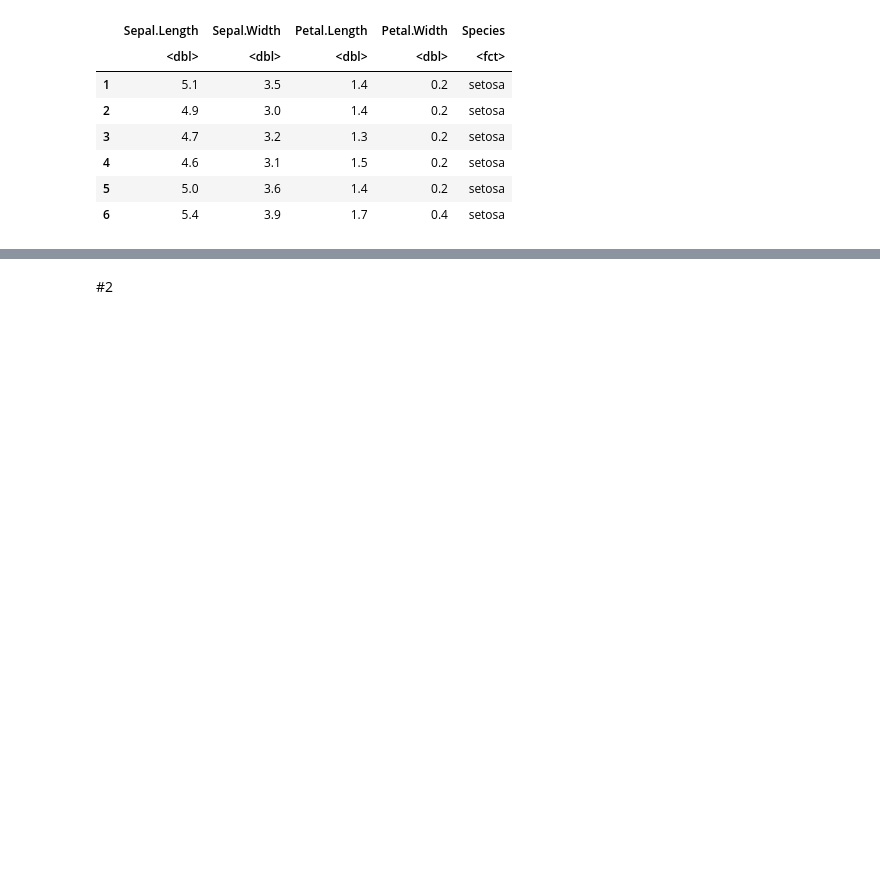
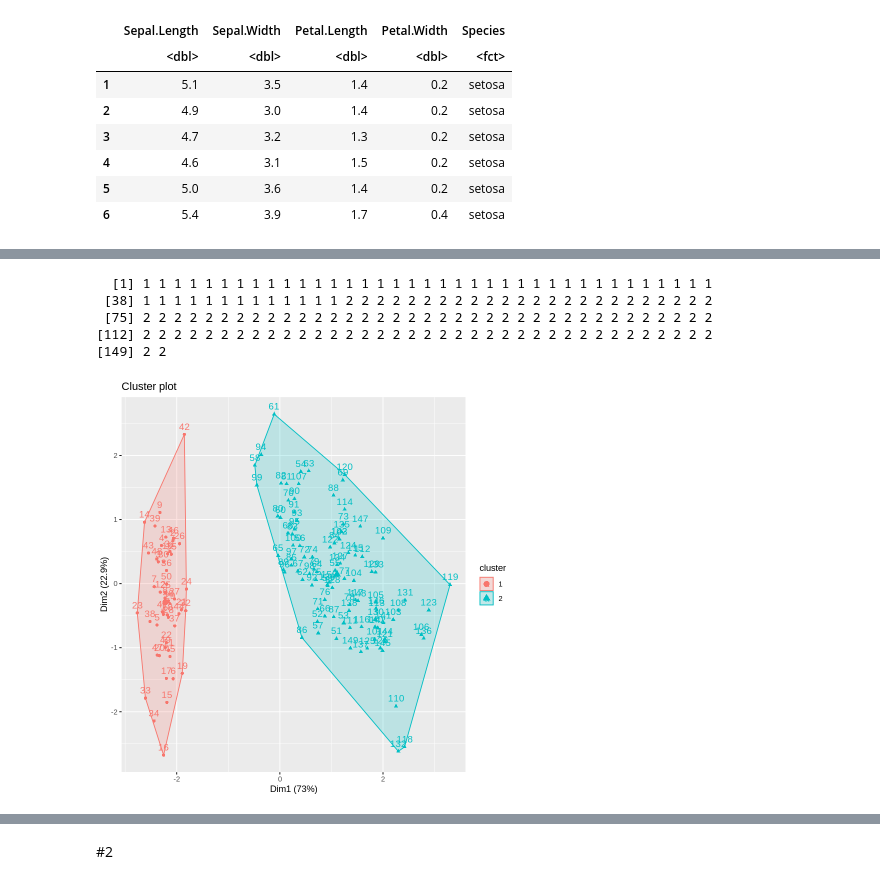
Before and after one commit to Viktory4121/MME, a Jupyter notebook: lab3.ipynb, the cells around one changed output, grey strips where cells are left out. Drawn from its saved outputs; the diff is of its cells as text; code cells hidden in the pictures; blank space fills up the shorter version.

```diff
--- a/lab3.ipynb
+++ b/lab3.ipynb
@@ -24,0 +77,11 @@ A data.frame: 6 × 5
+# %%
+sub_grps <- cutree(model_ward, k = 2)
+print(sub_grps)
+fviz_cluster(list(data = part_data, cluster = sub_grps))
+# %% [output]
+  [1] 1 1 1 1 1 1 1 1 1 1 1 1 1 1 1 1 1 1 1 1 1 1 1 1 1 1 1 1 1 1 1 1 1 1 1 1 1
+ [38] 1 1 1 1 1 1 1 1 1 1 1 1 1 2 2 2 2 2 2 2 2 2 2 2 2 2 2 2 2 2 2 2 2 2 2 2 2
+ [75] 2 2 2 2 2 2 2 2 2 2 2 2 2 2 2 2 2 2 2 2 2 2 2 2 2 2 2 2 2 2 2 2 2 2 2 2 2
+[112] 2 2 2 2 2 2 2 2 2 2 2 2 2 2 2 2 2 2 2 2 2 2 2 2 2 2 2 2 2 2 2 2 2 2 2 2 2
+[149] 2 2
+[figure, added]
```
Also changed, not shown: parts of 47 cells of this notebook.
